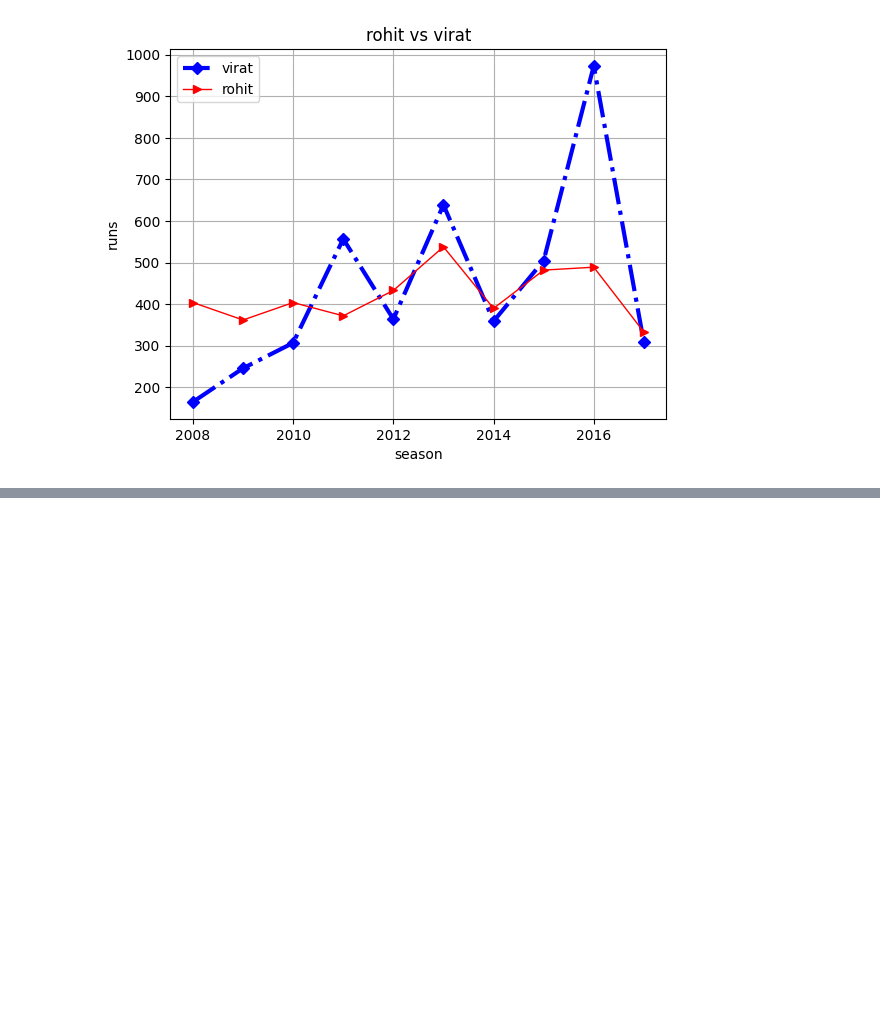
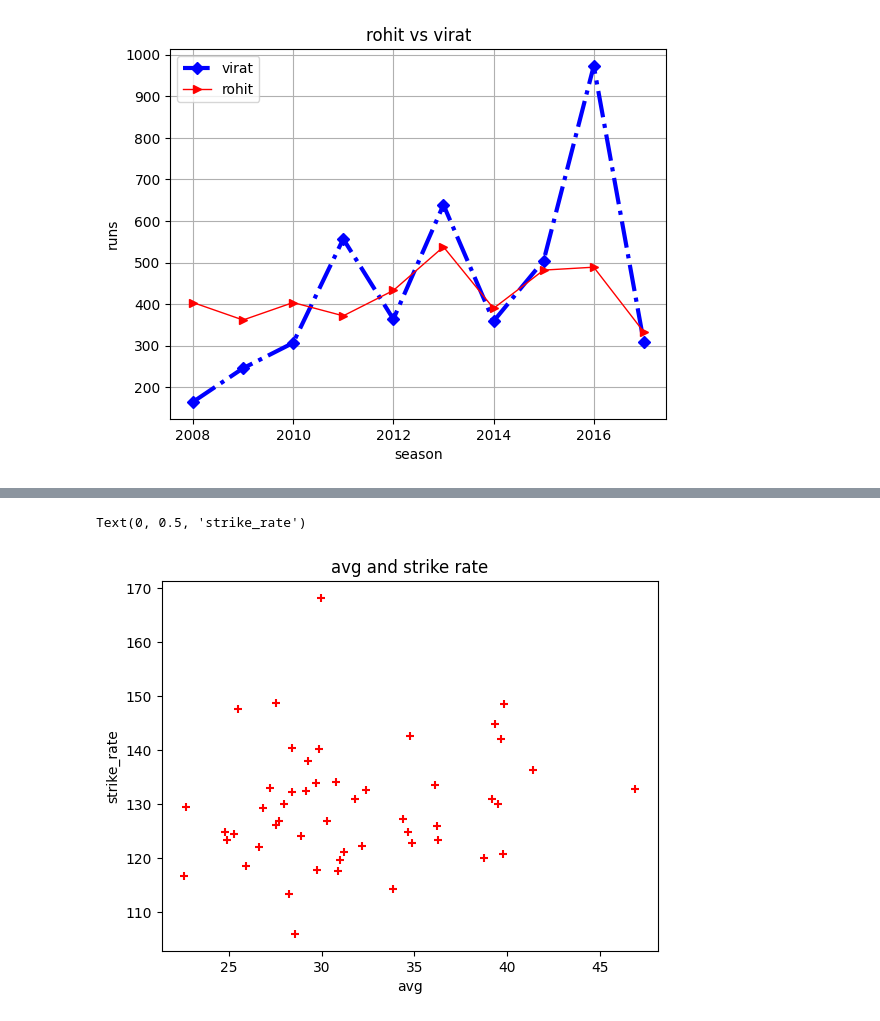
Before and after one commit to Abhinav09062005/python-, a Jupyter notebook: chapter4/mathplotlib.ipynb, the cells around one changed output, grey strips where cells are left out. Saved outputs shown, nothing was run; the diff lists cells and outputs as text; code cells hidden in the pictures; blank space fills up the shorter version.

```diff
--- a/chapter4/mathplotlib.ipynb
+++ b/chapter4/mathplotlib.ipynb
@@ -87,0 +113,4 @@ plt.show()
+# %%
+df=pd.read_csv("batter.csv")
+df=df.head(50)
+df
@@ -87,0 +135,8 @@ plt.show()
+# %%
+plt.scatter(df['avg'],df['strike_rate'],marker="+",color='red')
+plt.title('avg and strike rate')
+plt.xlabel('avg')
+plt.ylabel('strike_rate')
+# %% [output]
+Text(0, 0.5, 'strike_rate')
+[figure, added]
```
Also changed, not shown: parts of 6 cells of this notebook.
